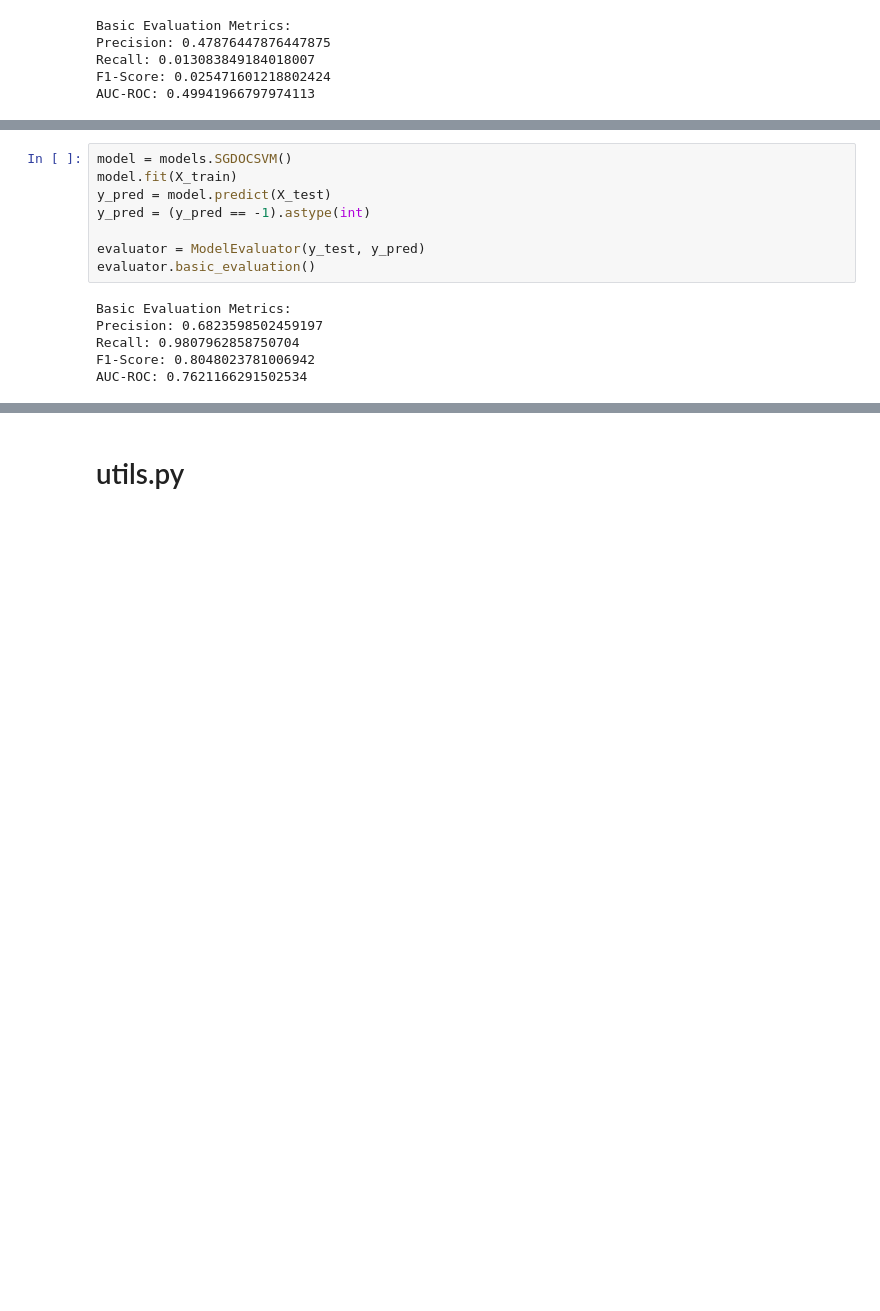
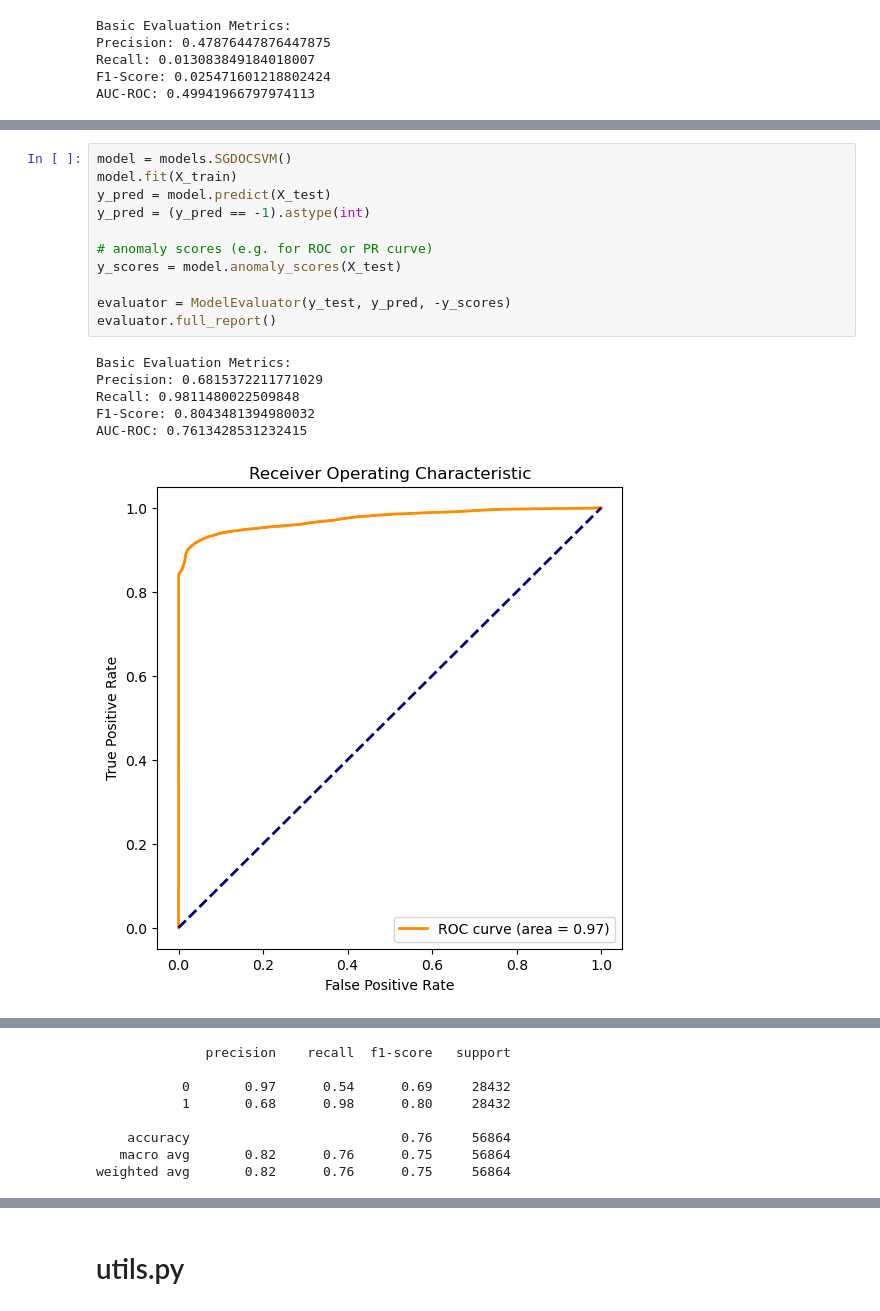
Before and after one commit to Hasosh/Credit-Card-Fraud-Detection, a Jupyter notebook: src/main/FunctionalityTesting.ipynb, the cells around one changed output, grey strips where cells are left out. Drawn from its saved outputs; the diff is of its cells as text; blank space fills up the shorter version.

```diff
--- a/src/main/FunctionalityTesting.ipynb
+++ b/src/main/FunctionalityTesting.ipynb
@@ -135,14 +148,18 @@ AUC-ROC: 0.7172024479459763
 # %%
 model = models.SGDOCSVM()
 model.fit(X_train)
 y_pred = model.predict(X_test)
 y_pred = (y_pred == -1).astype(int)
 
-evaluator = ModelEvaluator(y_test, y_pred)
-evaluator.basic_evaluation()
+# anomaly scores (e.g. for ROC or PR curve)
+y_scores = model.anomaly_scores(X_test)
+
+evaluator = ModelEvaluator(y_test, y_pred, -y_scores)
+evaluator.full_report()
 # %% [output]
 Basic Evaluation Metrics:
-Precision: 0.6823598502459197
-Recall: 0.9807962858750704
-F1-Score: 0.8048023781006942
-AUC-ROC: 0.7621166291502534
+Precision: 0.6815372211771029
+Recall: 0.9811480022509848
+F1-Score: 0.8043481394980032
+AUC-ROC: 0.7613428531232415
+[figure, added]
@@ -149,3 +167,11 @@ AUC-ROC: 0.7621166291502534
+              precision    recall  f1-score   support
+
+           0       0.97      0.54      0.69     28432
+           1       0.68      0.98      0.80     28432
+
+    accuracy                           0.76     56864
+   macro avg       0.82      0.76      0.75     56864
+weighted avg       0.82      0.76      0.75     56864
 # %%
 model = models.KNNAnomalyDetector(n_neighbors=5)
 model.fit(X_train)
```
Also changed, not shown: parts of 6 cells of this notebook, 2 other files.
